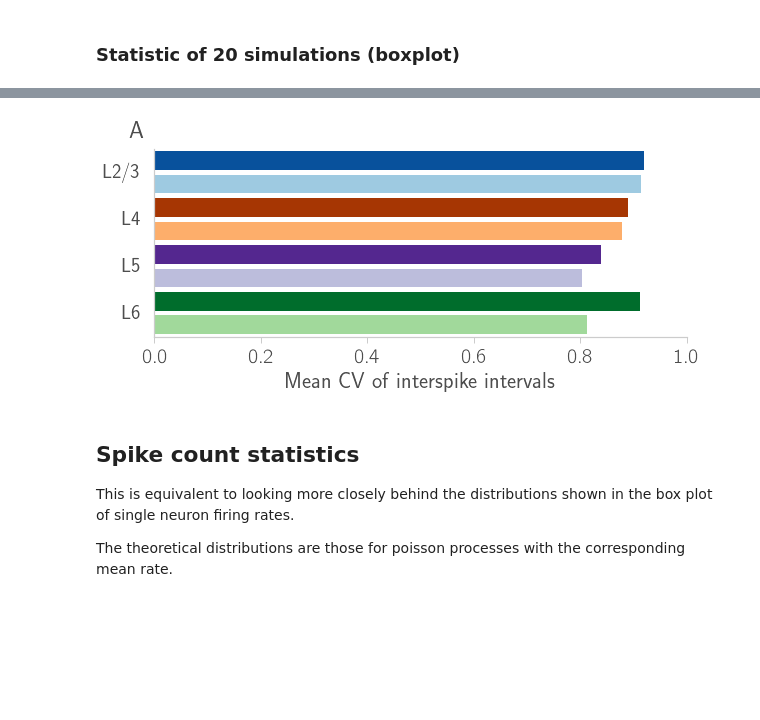
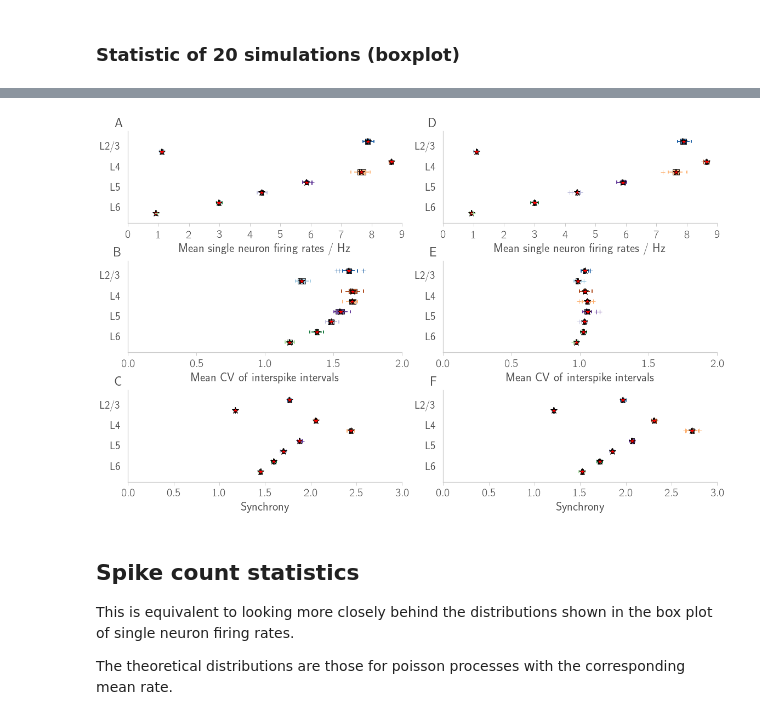
Before and after one commit to frschu/microcircuit, a Jupyter notebook: analysis/spike_count_statistics.ipynb, the cells around one changed output, grey strips where cells are left out. Saved outputs shown, nothing was run; the diff lists cells and outputs as text; code cells hidden in the pictures; blank space fills up the shorter version.

```diff
--- a/analysis/spike_count_statistics.ipynb
+++ b/analysis/spike_count_statistics.ipynb
@@ -356,11 +503,11 @@ def plot_data_box(ax, path_res_file,
             n_populations, n_layers, n_types) = hf.basic_data(path_res_file)
 
     with h5py.File(path_res_file, "r") as res_file:
-        data = np.zeros((len(res_file.keys()), n_populations))
-        for i_run in res_file.keys():
-            res_grp = res_file[i_run]
-            i = int(i_run)
-            data[i] = res_grp[data_type][:]
+        n_runs = len(res_file.keys())
+        data = np.zeros((n_runs, n_populations))
+        for i_run in range(n_runs):
+            res_grp = res_file[str(i_run)]
+            data[i_run] = res_grp[data_type][:]
 
     box_plot(ax, data, path_res_file, reverse_order)
 
@@ -368,61 +515,59 @@ def plot_data_box(ax, path_res_file,
 # %%
 fig = plt.figure()
 
-#for i, sli in enumerate([False, True]):
-i = 0
-sli = True
-# DATA
-data_path = "/export/data-schuessler/data_microcircuit/micro"
-#sim_spec = "spontaneous_activity"
-sim_spec = "spon_act_statistic"
-if sli:
-    sim_spec += "_sli"
-data_file_name  = sim_spec + ".hdf5"
-res_file_name = sim_spec + "_res.hdf5"
-path_data_file = os.path.join(data_path, data_file_name)
-path_res_file = os.path.join(data_path, res_file_name)
+for i, sli in enumerate([False, True]):
+    # DATA
+    data_path = "/export/data-schuessler/data_microcircuit/micro"
+    #sim_spec = "spontaneous_activity"
+    sim_spec = "spon_act_statistic"
+    if sli:
+        sim_spec += "_sli"
+    data_file_name  = sim_spec + ".hdf5"
+    res_file_name = sim_spec + "_res.hdf5"
+    path_data_file = os.path.join(data_path, data_file_name)
+    path_res_file = os.path.join(data_path, res_file_name)
 
-# # Rates
-ax1 = hf.add_subplot(fig, n_rows_cols=(3, 2), index_row_col=(0, i), rowspan=1, colspan=1)
-#plot_single_rates(ax1, path_res_file, n_spikes_recorded=1000)
-data_type="rates_mean"
-xlabel="Mean single neuron firing rates / Hz"
-plot_data_box(ax1, path_res_file, data_type, xlabel, reverse_order)
-#plot_data(ax1, path_res_file, data_type, xlabel, reverse_order)
+    # # Rates
+    ax1 = hf.add_subplot(fig, n_rows_cols=(3, 2), index_row_col=(0, i), rowspan=1, colspan=1)
+    #plot_single_rates(ax1, path_res_file, n_spikes_recorded=1000)
+    data_type="rates_mean"
+    xlabel="Mean single neuron firing rates / Hz"
+    plot_data_box(ax1, path_res_file, data_type, xlabel, reverse_order)
+    #plot_data(ax1, path_res_file, data_type, xlabel, reverse_order)
 
 
-# CV of interspike interval (ISI)
-ax2 = hf.add_subplot(fig, n_rows_cols=(3, 2), index_row_col=(1, i), rowspan=1, colspan=1)
-# plot_CV_ISI(ax2, path_res_file)
-data_type="cv_isi_mean"
-xlabel="Mean CV of interspike intervals"
-plot_data_box(ax2, path_res_file, data_type, xlabel, reverse_order)
-#plot_data(ax2, path_res_file, data_type, xlabel, reverse_order)
-ax2.set_xlim(0, 1)
+    # CV of interspike interval (ISI)
+    ax2 = hf.add_subplot(fig, n_rows_cols=(3, 2), index_row_col=(1, i), rowspan=1, colspan=1)
+    # plot_CV_ISI(ax2, path_res_file)
+    data_type="cv_isi_mean"
+    xlabel="Mean CV of interspike intervals"
+    plot_data_box(ax2, path_res_file, data_type, xlabel, reverse_order)
+    #plot_data(ax2, path_res_file, data_type, xlabel, reverse_order)
+    ax2.set_xlim(0, 2)
 
-# # Synchrony
-ax3 = hf.add_subplot(fig, n_rows_cols=(3, 2), index_row_col=(2, i), rowspan=1, colspan=1)
-#plot_synchrony(ax3, path_res_file)
-data_type="synchrony"
-xlabel="Synchrony"
-plot_data_box(ax3, path_res_file, data_type, xlabel, reverse_order)
-#plot_data(ax3, path_res_file, data_type, xlabel, reverse_order)
-ax3.set_xlim(0, 3.)
+    # # Synchrony
+    ax3 = hf.add_subplot(fig, n_rows_cols=(3, 2), index_row_col=(2, i), rowspan=1, colspan=1)
+    #plot_synchrony(ax3, path_res_file)
+    data_type="synchrony"
+    xlabel="Synchrony"
+    plot_data_box(ax3, path_res_file, data_type, xlabel, reverse_order)
+    #plot_data(ax3, path_res_file, data_type, xlabel, reverse_order)
+    ax3.set_xlim(0, 3.)
 
 # Label subfigures
 plot_labels = list('ABCDEF')
 for ax, label in zip(fig.axes, plot_labels):
     ax.text(-0.02, 1.15, label, transform=ax.transAxes,
             fontsize=style.fontsize_labels_title, fontweight='bold', va='top', ha='right')
     # General rendering
     style.fixticks(ax)
     ax.yaxis.set_ticks_position('none')
 
 fig_name = "spontaneous_activity"
 if save_fig:
     hf.saving_fig(fig, figure_path, fig_name, verbose=False)
 # %% [output]
-[figure, old version]
+[figure, new version]
 # %% [markdown]
 ## Spike count statistics
 
```
Also changed, not shown: parts of 8 cells of this notebook, 21 other files.
